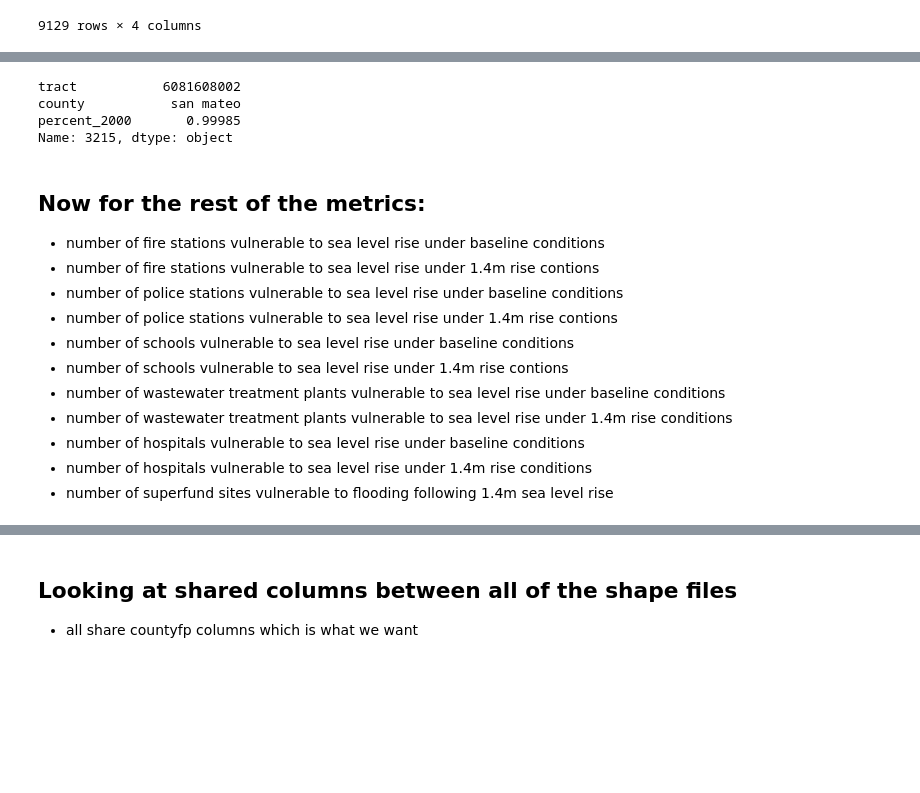
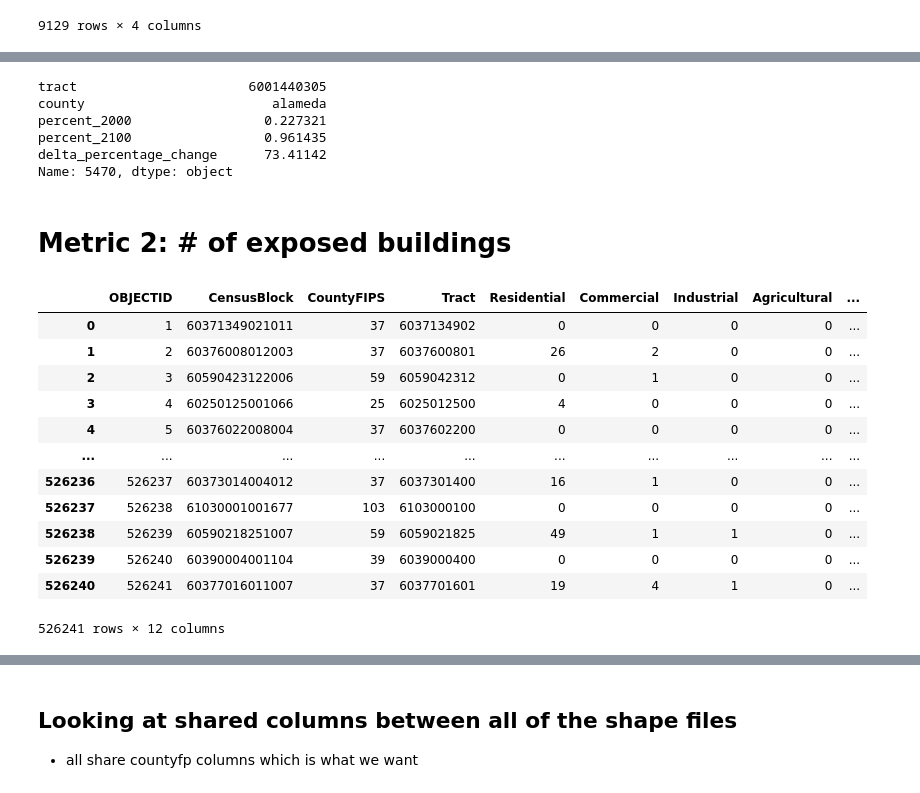
Before and after one commit to Eagle-Rock-Analytics/carb-climate-index, a Jupyter notebook: scripts/data_metric_calc/climate_slr_pacific.ipynb, the cells around one changed output, grey strips where cells are left out. Drawn from its saved outputs; the diff is of its cells as text; code cells hidden in the pictures; blank space fills up the shorter version.

```diff
--- a/scripts/data_metric_calc/climate_slr_pacific.ipynb
+++ b/scripts/data_metric_calc/climate_slr_pacific.ipynb
@@ -176,16 +195,18 @@ future_slr_vulnerability = merged_slr_tracts[['tract', 'county', 'percent_2100']
 # %%
-# Find the index of the maximum value in the percent_2000 column
-max_index = baseline_slr_vulnerability['percent_2000'].idxmax()
+# Find the index of the maximum value in the delta column
+max_index = metric_slr_tracts['delta_percentage_change'].idxmax()
 
 # Retrieve the row corresponding to the maximum value
-max_row = baseline_slr_vulnerability.loc[max_index]
+max_row = metric_slr_tracts.loc[max_index]
 
 # Display the entire row
 print(max_row)
 # %% [output]
-tract           6081608002
-county           san mateo
-percent_2000       0.99985
-Name: 3215, dtype: object
+tract                      6001440305
+county                        alameda
+percent_2000                 0.227321
+percent_2100                 0.961435
+delta_percentage_change      73.41142
+Name: 5470, dtype: object
 # %%
 # save as csv
@@ -194,13 +214,35 @@ future_slr_vulnerability.to_csv('slr_vulnerable_future_metric.csv', index=False)
-# %% [markdown]
-## Now for the rest of the metrics:
-* number of fire stations vulnerable to sea level rise under baseline conditions
-* number of fire stations vulnerable to sea level rise under 1.4m rise contions
-* number of police stations vulnerable to sea level rise under baseline conditions
-* number of police stations vulnerable to sea level rise under 1.4m rise contions
-* number of schools vulnerable to sea level rise under baseline conditions
-* number of schools vulnerable to sea level rise under 1.4m rise contions
-* number of wastewater treatment plants vulnerable to sea level rise under baseline conditions
-* number of wastewater treatment plants vulnerable to sea level rise under 1.4m rise conditions
-* number of hospitals vulnerable to sea level rise under baseline conditions
-* number of hospitals vulnerable to sea level rise under 1.4m rise conditions
-* number of superfund sites vulnerable to flooding following 1.4m sea level rise
+# %% [markdown]
+# Metric 2: # of exposed buildings
+# %%
+building_data = pd.read_csv('building_count.csv')
+# %%
+columns_to_sum = [
+'Residential',
+'Commercial',
+'Industrial',
+'Agricultural',
+'Religious',
+'Government',
+'Education'
+]
+
+# Fill NaNs with 0 before summing, if you want to treat NaNs as zeroes
+building_data[columns_to_sum] = building_data[columns_to_sum].fillna(0)
+
+# Recalculate the total
+building_data['total'] = building_data[columns_to_sum].sum(axis=1)
+building_data
+# %% [output]
+|  | OBJECTID | CensusBlock | CountyFIPS | Tract | Residential | Commercial | Industrial | Agricultural | ... |
+| 0 | 1 | 60371349021011 | 37 | 6037134902 | 0 | 0 | 0 | 0 | ... |
+| 1 | 2 | 60376008012003 | 37 | 6037600801 | 26 | 2 | 0 | 0 | ... |
+| 2 | 3 | 60590423122006 | 59 | 6059042312 | 0 | 1 | 0 | 0 | ... |
+| 3 | 4 | 60250125001066 | 25 | 6025012500 | 4 | 0 | 0 | 0 | ... |
+| 4 | 5 | 60376022008004 | 37 | 6037602200 | 0 | 0 | 0 | 0 | ... |
+| ... | ... | ... | ... | ... | ... | ... | ... | ... | ... |
+| 526236 | 526237 | 60373014004012 | 37 | 6037301400 | 16 | 1 | 0 | 0 | ... |
+| 526237 | 526238 | 61030001001677 | 103 | 6103000100 | 0 | 0 | 0 | 0 | ... |
+| 526238 | 526239 | 60590218251007 | 59 | 6059021825 | 49 | 1 | 1 | 0 | ... |
+| 526239 | 526240 | 60390004001104 | 39 | 6039000400 | 0 | 0 | 0 | 0 | ... |
+| 526240 | 526241 | 60377016011007 | 37 | 6037701601 | 19 | 4 | 1 | 0 | ... |
+526241 rows × 12 columns
```
Also changed, not shown: parts of 42 cells of this notebook.
